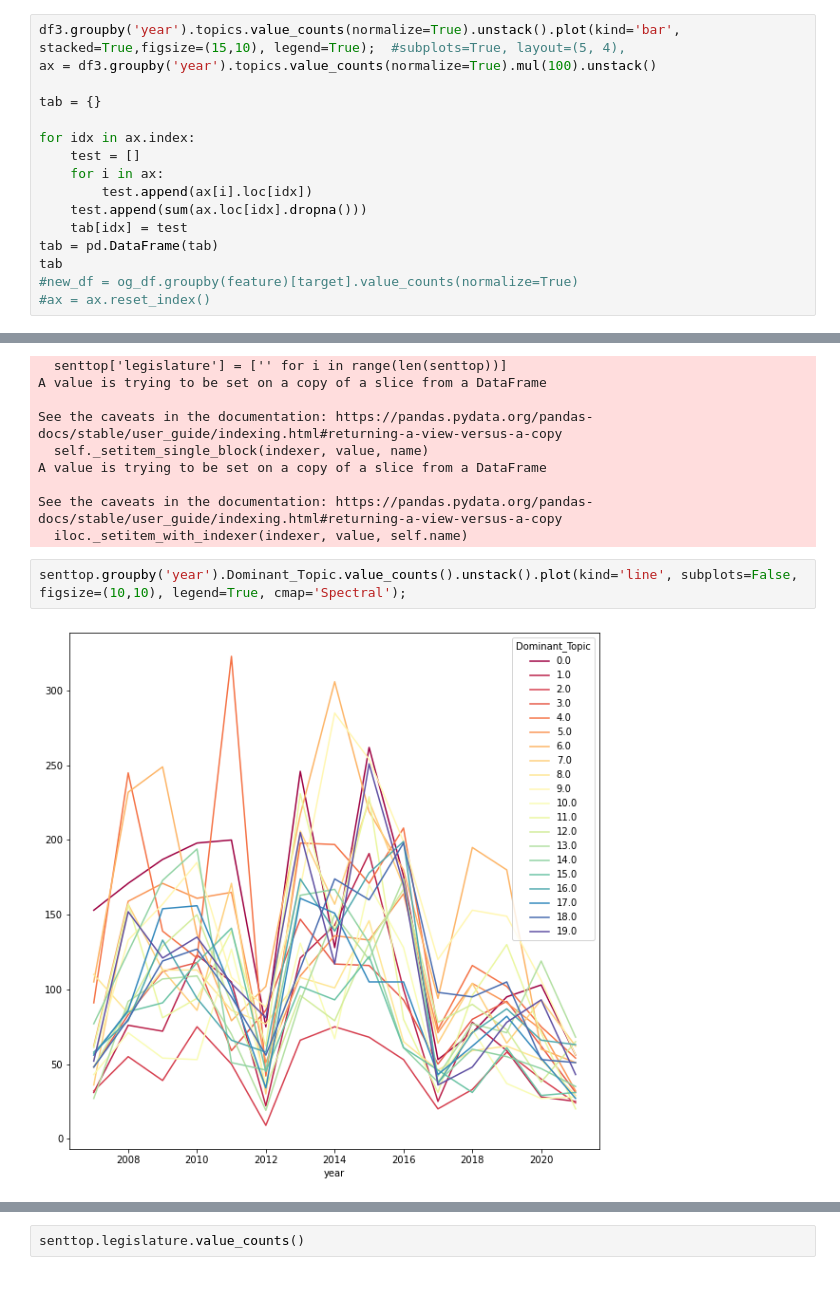
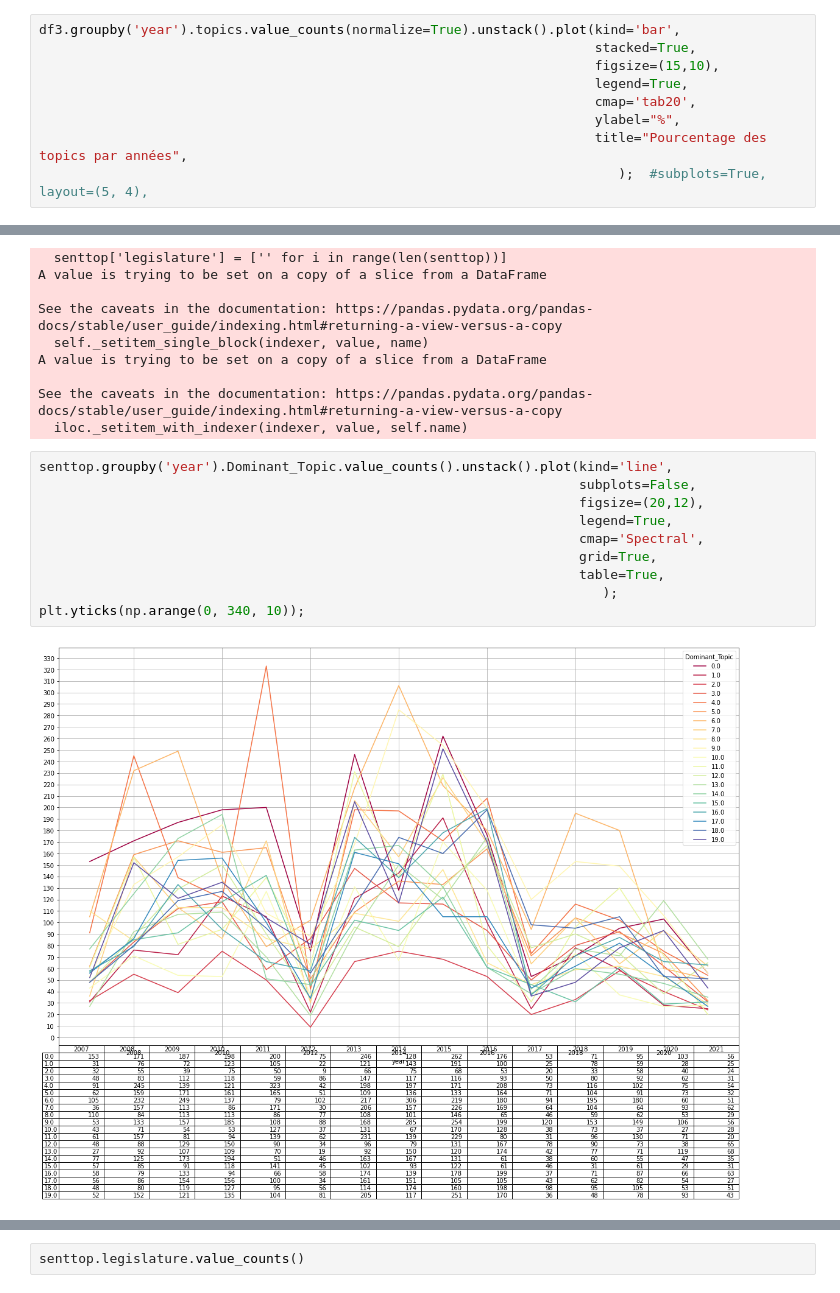
Before and after one commit to Geminy3/ProjetHNSKOL, a Jupyter notebook: Thématiques lemmatisé.ipynb, the cells around one changed output, grey strips where cells are left out. Saved outputs shown, nothing was run; the diff lists cells and outputs as text.

```diff
--- a/Thématiques lemmatisé.ipynb
+++ b/Thématiques lemmatisé.ipynb
@@ -449,19 +606,12 @@ df3.topics.value_counts() #.plot(kind='bar')
 2.0      3
 Name: topics, dtype: int64
 # %%
-df3.groupby('year').topics.value_counts(normalize=True).unstack().plot(kind='bar', stacked=True,figsize=(15,10), legend=True);  #subplots=True, layout=(5, 4),
-ax = df3.groupby('year').topics.value_counts(normalize=True).mul(100).unstack()
-
-tab = {}
-
-for idx in ax.index:
-    test = []
-    for i in ax:
-        test.append(ax[i].loc[idx])
-    test.append(sum(ax.loc[idx].dropna()))
-    tab[idx] = test
-tab = pd.DataFrame(tab)
-tab
-#new_df = og_df.groupby(feature)[target].value_counts(normalize=True)
-#ax = ax.reset_index()
+df3.groupby('year').topics.value_counts(normalize=True).unstack().plot(kind='bar',
+                                                                       stacked=True,
+                                                                       figsize=(15,10),
+                                                                       legend=True,
+                                                                       cmap='tab20',
+                                                                       ylabel="%",
+                                                                       title="Pourcentage des topics par années",
+                                                                          );  #subplots=True, layout=(5, 4),
 # %% [output]
@@ -568,7 +716,15 @@ A value is trying to be set on a copy of a slice from a DataFrame
 See the caveats in the documentation: https://pandas.pydata.org/pandas-docs/stable/user_guide/indexing.html#returning-a-view-versus-a-copy
   iloc._setitem_with_indexer(indexer, value, self.name)
 # %%
-senttop.groupby('year').Dominant_Topic.value_counts().unstack().plot(kind='line', subplots=False, figsize=(10,10), legend=True, cmap='Spectral');
+senttop.groupby('year').Dominant_Topic.value_counts().unstack().plot(kind='line',
+                                                                     subplots=False,
+                                                                     figsize=(20,12),
+                                                                     legend=True,
+                                                                     cmap='Spectral',
+                                                                     grid=True,
+                                                                     table=True,
+                                                                        );
+plt.yticks(np.arange(0, 340, 10));
 # %% [output]
-[figure, old version]
+[figure, new version]
 # %%
```
Also changed, not shown: parts of 36 cells of this notebook.
